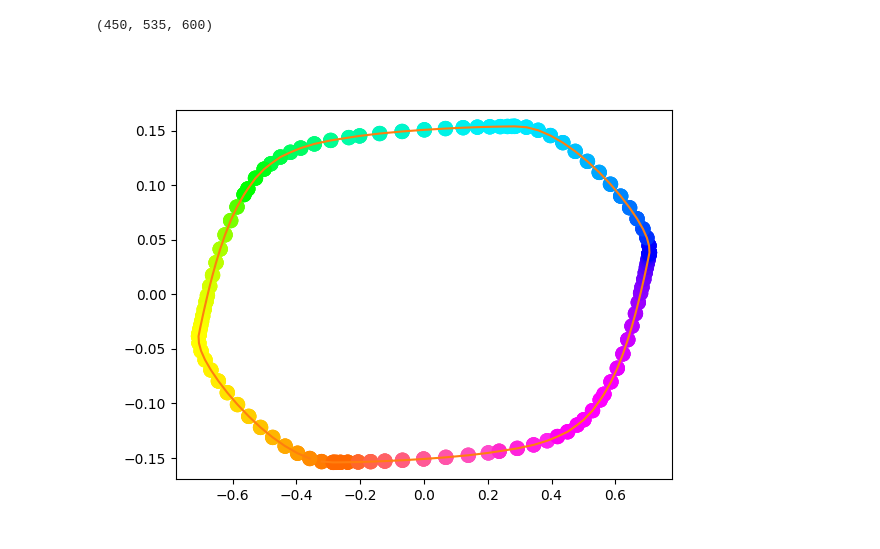
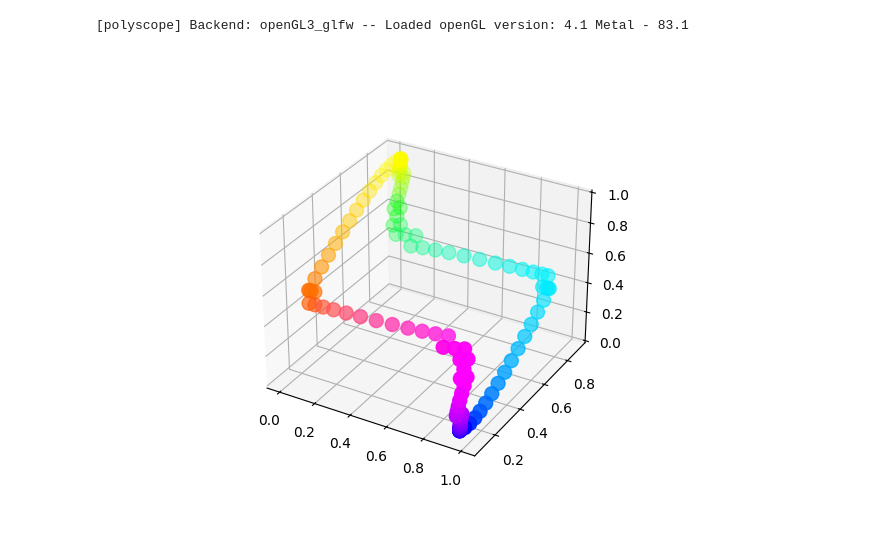
Before and after one commit to varunneal/ChromaLab, a Jupyter notebook: notebooks/coretsumo/full-colors-example.ipynb, the cells around one changed output. Drawn from its saved outputs; the diff is of its cells as text; code cells hidden in the pictures.

Commit message:
3d lms returned from full colors in activations

```diff
--- a/notebooks/coretsumo/full-colors-example.ipynb
+++ b/notebooks/coretsumo/full-colors-example.ipynb
@@ -13,17 +18,20 @@ from chromalab.visualizer import PSWrapper, DisplayBasisType
 %matplotlib ipympl
 # %%
 wavelengths = np.arange(400, 701, 5)
-d65 = Illuminant.get("D65")
+d65 = Illuminant.get("E")
 trichromat = Observer.trichromat(wavelengths=wavelengths, illuminant=d65)
 maxbasis_tri = MaxBasis(trichromat, verbose=True)
 viz = PSWrapper(trichromat, maxbasis_tri, itemsToDisplay=PSWrapper.ItemsToDisplay.BOTH, displayBasis=DisplayBasisType.MAXBASIS, verbose=True)
 # %% [output]
-(450, 535, 600)
+[polyscope] Backend: openGL3_glfw -- Loaded openGL version: 4.1 Metal - 83.1
 # %%
-full_colors, full_rgbs = trichromat.get_full_colors()
+full_colors, full_rgbs = trichromat.get_full_colors_in_activations()
 # %%
-plt.scatter(full_colors[:, 0], full_colors[:, 1], c=full_rgbs, s=100)
-plt.plot(full_colors[:, 0], full_colors[:, 1])
+from mpl_toolkits.mplot3d import Axes3D
+
+fig = plt.figure()
+ax = fig.add_subplot(111, projection='3d')
+ax.scatter(full_colors[:, 0], full_colors[:, 1], full_colors[:, 2], c=full_rgbs, s=100)
 plt.show()
 # %% [output]
-[figure, old version]
+[figure, new version]
```
Also changed, not shown: parts of 1 cell of this notebook, 1 other file.
